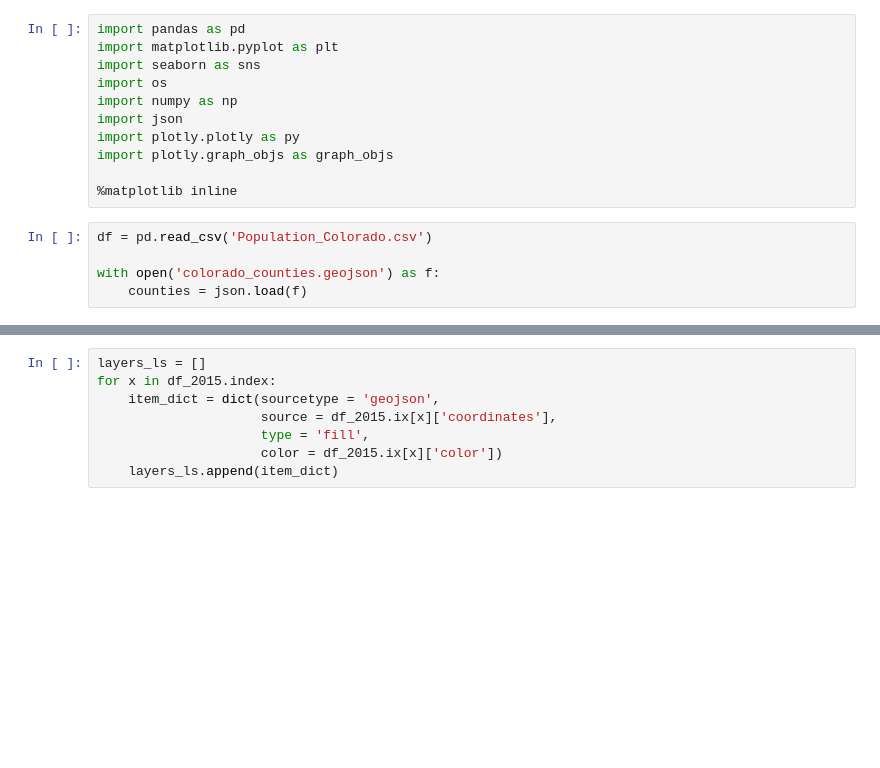
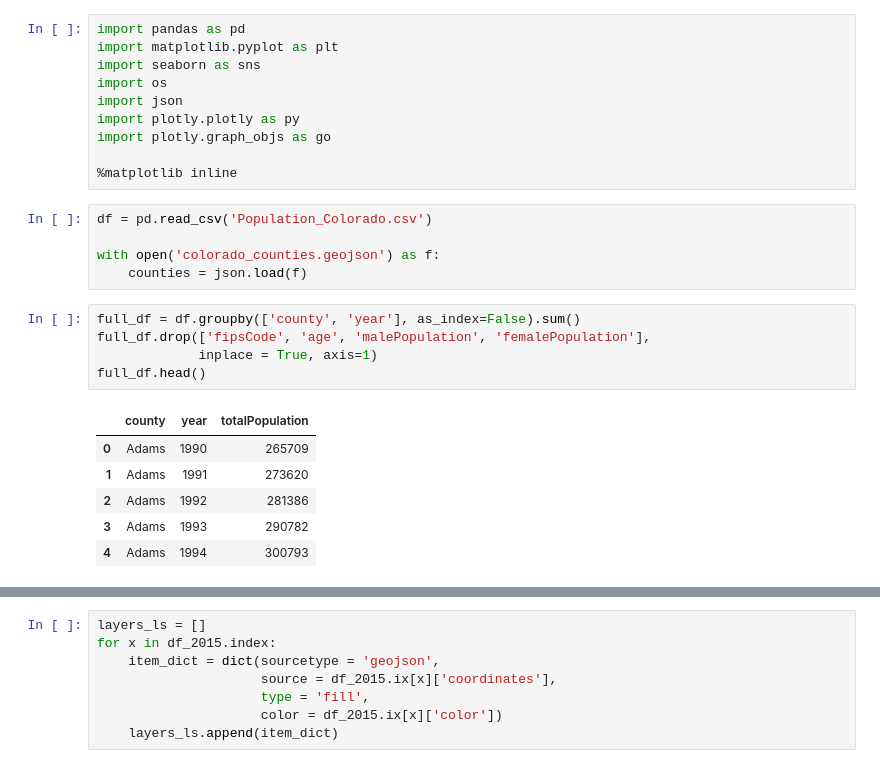
Before and after one commit to andrewfulton9/Colorado_Population_Analysis, a Jupyter notebook: population_analysis.ipynb, the cells around one changed output, grey strips where cells are left out. Saved outputs shown, nothing was run; the diff lists cells and outputs as text; blank space fills up the shorter version.

```diff
--- a/population_analysis.ipynb
+++ b/population_analysis.ipynb
@@ -3,10 +3,9 @@ import pandas as pd
 import matplotlib.pyplot as plt
 import seaborn as sns
 import os
-import numpy as np
 import json
 import plotly.plotly as py
-import plotly.graph_objs as graph_objs
+import plotly.graph_objs as go
 
 %matplotlib inline
 # %%
@@ -14,3 +13,15 @@ df = pd.read_csv('Population_Colorado.csv')
 
 with open('colorado_counties.geojson') as f:
     counties = json.load(f)
+# %%
+full_df = df.groupby(['county', 'year'], as_index=False).sum()
+full_df.drop(['fipsCode', 'age', 'malePopulation', 'femalePopulation'],
+             inplace = True, axis=1)
+full_df.head()
+# %% [output]
+|  | county | year | totalPopulation |
+| 0 | Adams | 1990 | 265709 |
+| 1 | Adams | 1991 | 273620 |
+| 2 | Adams | 1992 | 281386 |
+| 3 | Adams | 1993 | 290782 |
+| 4 | Adams | 1994 | 300793 |
```
Also changed, not shown: parts of 11 cells of this notebook, 1 other file.
